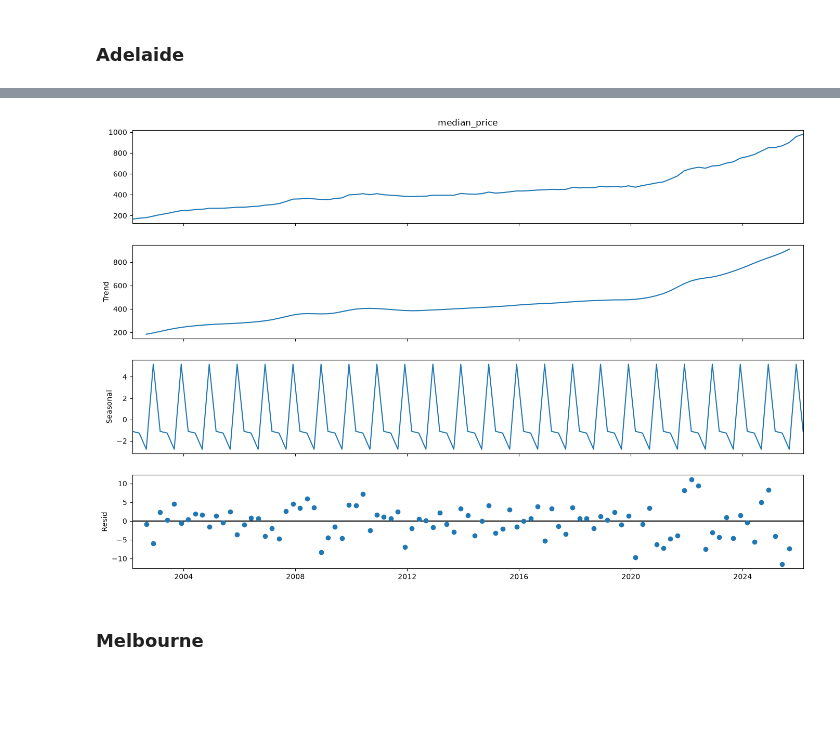
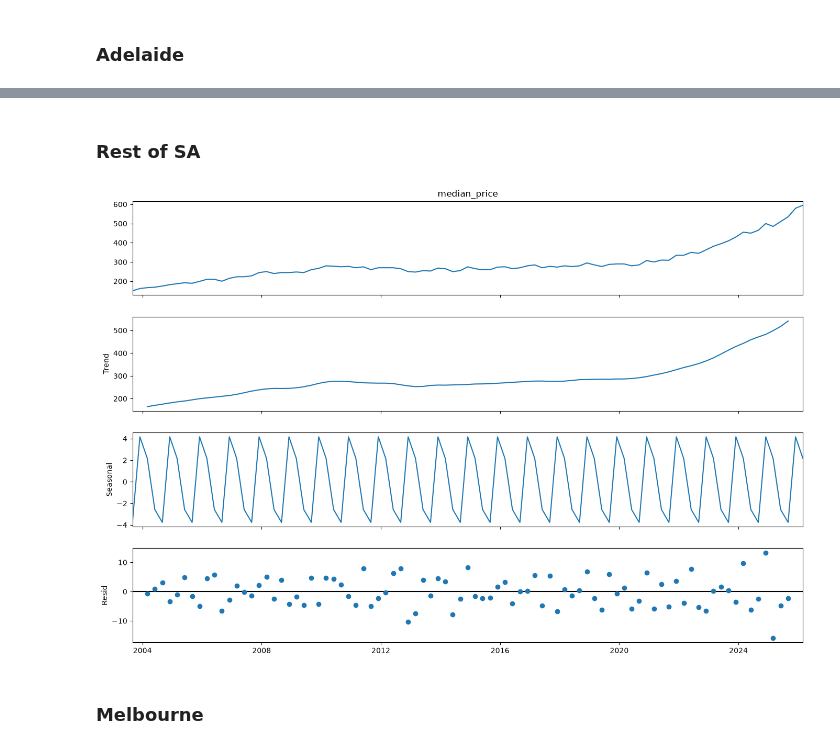
Before and after one commit to EddieYung2335/aus_housing_forecast, a Jupyter notebook: notebooks/01_eda.ipynb, the cells around one changed output, grey strips where cells are left out. Cells and saved outputs as stored; diff of their text form; code cells hidden in the pictures; blank space fills up the shorter version.

```diff
--- a/notebooks/01_eda.ipynb
+++ b/notebooks/01_eda.ipynb
@@ -170,14 +243,24 @@ adl = adl_prices.dropna()
-# %%
-result = seasonal_decompose(adl, model='additive', period=4)
-
-fig = result.plot()
-fig.set_size_inches(15, 10)
-
-plt.savefig("../reports/figures/adelaide_decompose.png", dpi=300)
-
-plt.show()
-# %% [output]
-[figure, removed]
+# %% [markdown]
+### Rest of SA
+# %%
+rest_of_sa_panel = panel[panel["region"] == "Rest of SA"]
+
+rest_of_sa_indexed = rest_of_sa_panel.set_index("date")
+
+rest_of_sa_prices = rest_of_sa_indexed["median_price"]
+
+rest_of_sa = rest_of_sa_prices.dropna()
+
+result = seasonal_decompose(rest_of_sa, model='additive', period=4)
+
+fig = result.plot()
+fig.set_size_inches(15, 10)
+
+plt.savefig("../reports/figures/rest_of_sa_decompose.png", dpi=300)
+
+plt.show()
+# %% [output]
+[figure, added]
 # %% [markdown]
 ### Melbourne
 # %%
```
Also changed, not shown: parts of 32 cells of this notebook, 11 other files.
